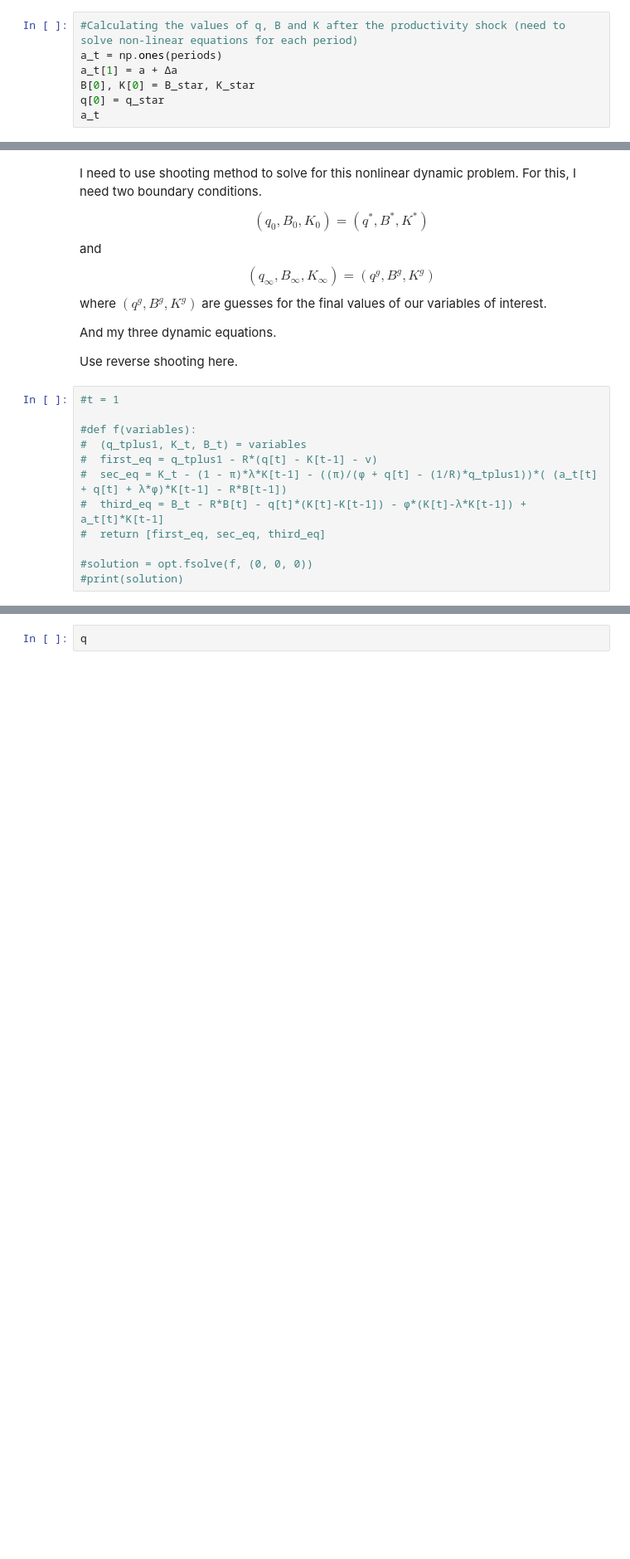
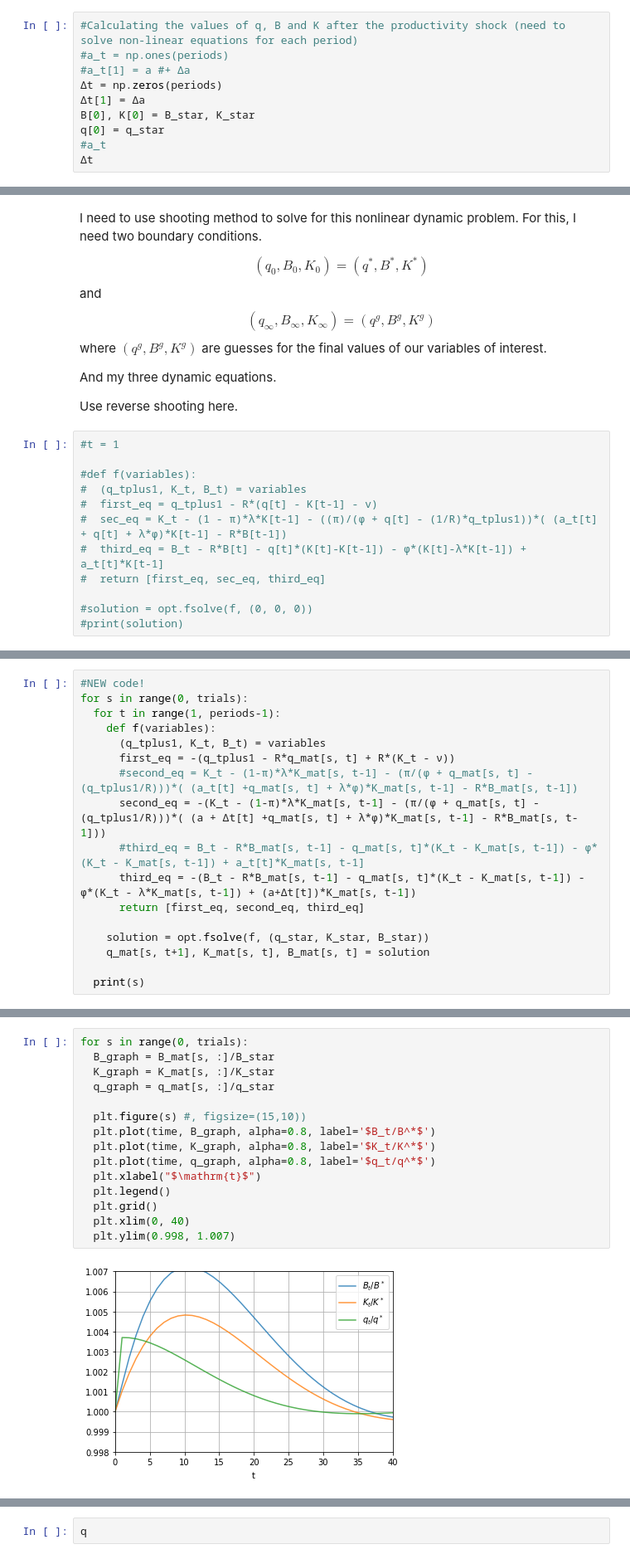
Before and after one commit to arnauddyevre/Kiyotaki_Moore_1997, a Jupyter notebook: EC539_assignment1_Dyevre.ipynb, the cells around one changed output, grey strips where cells are left out. Shown at 83% size. Saved outputs shown, nothing was run; the diff lists cells and outputs as text; blank space fills up the shorter version.

```diff
--- a/EC539_assignment1_Dyevre.ipynb
+++ b/EC539_assignment1_Dyevre.ipynb
@@ -133,8 +136,11 @@ q_star, K_star, B_star
 # %%
 #Calculating the values of q, B and K after the productivity shock (need to solve non-linear equations for each period)
-a_t = np.ones(periods)
-a_t[1] = a + Δa
+#a_t = np.ones(periods)
+#a_t[1] = a #+ Δa
+Δt = np.zeros(periods)
+Δt[1] = Δa
 B[0], K[0] = B_star, K_star
 q[0] = q_star
-a_t
+#a_t
+Δt
 # %% [output]
@@ -199,0 +207,17 @@ array([55.37049787, 55.37049788, 55.37049788, ..., 55.37601477,
+# %%
+#NEW code!
+for s in range(0, trials):
+  for t in range(1, periods-1):
+    def f(variables):
+      (q_tplus1, K_t, B_t) = variables
+      first_eq = -(q_tplus1 - R*q_mat[s, t] + R*(K_t - ν))
+      #second_eq = K_t - (1-π)*λ*K_mat[s, t-1] - (π/(ϕ + q_mat[s, t] - (q_tplus1/R)))*( (a_t[t] +q_mat[s, t] + λ*ϕ)*K_mat[s, t-1] - R*B_mat[s, t-1])
+      second_eq = -(K_t - (1-π)*λ*K_mat[s, t-1] - (π/(ϕ + q_mat[s, t] - (q_tplus1/R)))*( (a + Δt[t] +q_mat[s, t] + λ*ϕ)*K_mat[s, t-1] - R*B_mat[s, t-1]))
+      #third_eq = B_t - R*B_mat[s, t-1] - q_mat[s, t]*(K_t - K_mat[s, t-1]) - ϕ*(K_t - K_mat[s, t-1]) + a_t[t]*K_mat[s, t-1]
+      third_eq = -(B_t - R*B_mat[s, t-1] - q_mat[s, t]*(K_t - K_mat[s, t-1]) - ϕ*(K_t - λ*K_mat[s, t-1]) + (a+Δt[t])*K_mat[s, t-1])
+      return [first_eq, second_eq, third_eq]
+
+    solution = opt.fsolve(f, (q_star, K_star, B_star))
+    q_mat[s, t+1], K_mat[s, t], B_mat[s, t] = solution
+
+  print(s)
@@ -199,0 +235,17 @@ array([55.37049787, 55.37049788, 55.37049788, ..., 55.37601477,
+# %%
+for s in range(0, trials):
+  B_graph = B_mat[s, :]/B_star
+  K_graph = K_mat[s, :]/K_star
+  q_graph = q_mat[s, :]/q_star
+
+  plt.figure(s) #, figsize=(15,10))
+  plt.plot(time, B_graph, alpha=0.8, label='$B_t/B^*$')
+  plt.plot(time, K_graph, alpha=0.8, label='$K_t/K^*$')
+  plt.plot(time, q_graph, alpha=0.8, label='$q_t/q^*$')
+  plt.xlabel("$\mathrm{t}$")
+  plt.legend()
+  plt.grid()
+  plt.xlim(0, 40)
+  plt.ylim(0.998, 1.007)
+# %% [output]
+[figure, added]
```
Also changed, not shown: parts of 15 cells of this notebook.
